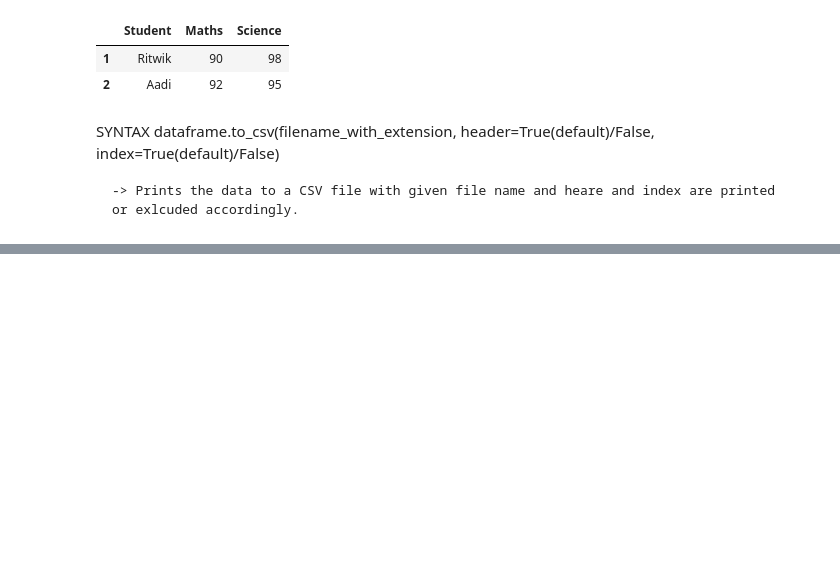
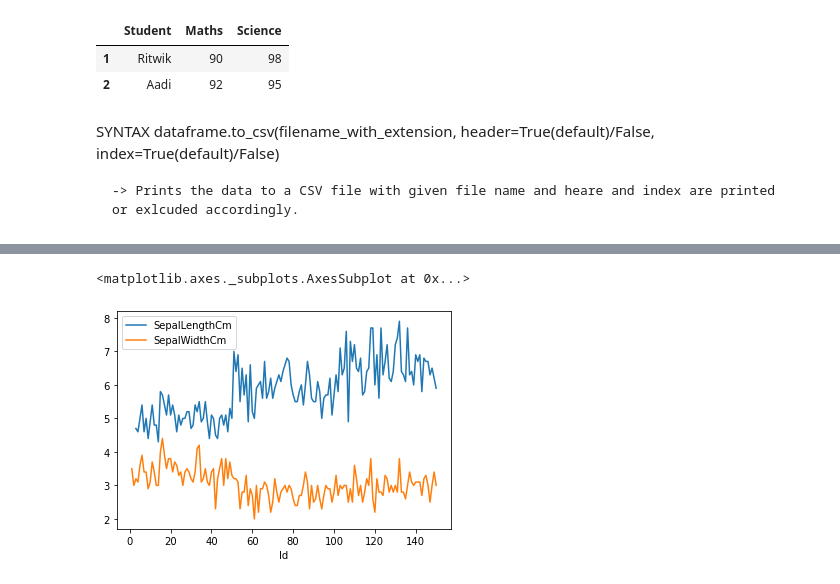
Before and after one commit to pramodkachare/Python_course, a Jupyter notebook: Module-5.ipynb, the cells around one changed output, grey strips where cells are left out. Cells and saved outputs as stored; diff of their text form; code cells hidden in the pictures; blank space fills up the shorter version.

```diff
--- a/Module-5.ipynb
+++ b/Module-5.ipynb
@@ -272,0 +506,5 @@ df3.to_excel('Math_topper.xlsx', header=True, index=False)
+# %%
+df[['SepalLengthCm', 'SepalWidthCm']].plot()
+# %% [output]
+<matplotlib.axes._subplots.AxesSubplot at 0x...>
+[figure, added]
```
Also changed, not shown: parts of 21 cells of this notebook, 1 other file.
